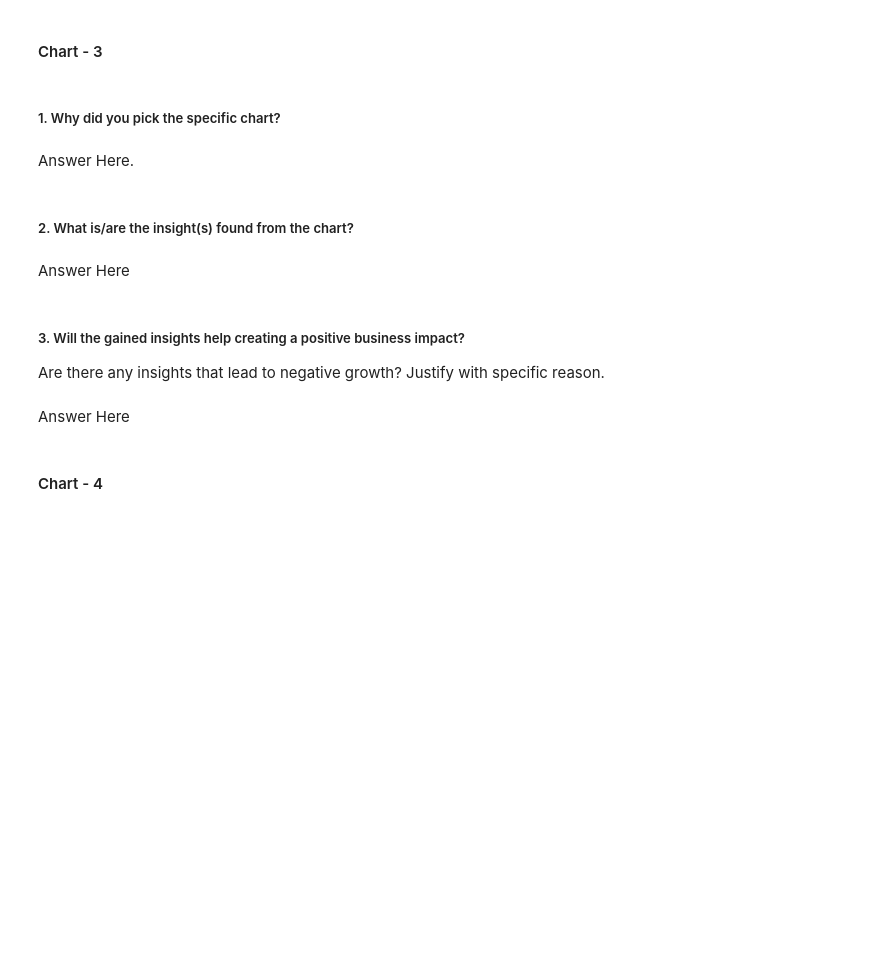
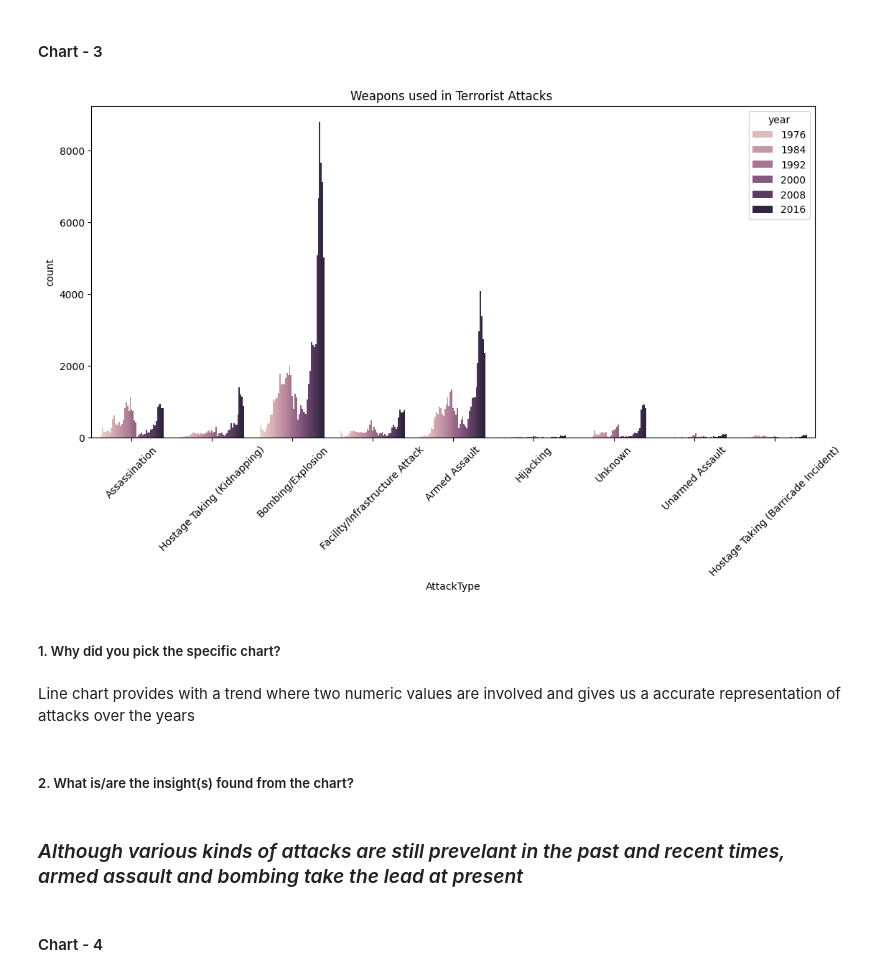
Before and after one commit to ARX662/Capstone_Projects_AlmaBetter, a Jupyter notebook: EDA_Global_Terrorism_Database_Anurag_Rath.ipynb, the cells around one changed output. Drawn from its saved outputs; the diff is of its cells as text; code cells hidden in the pictures; blank space fills up the shorter version.

Commit message:
New charts added

```diff
--- a/EDA_Global_Terrorism_Database_Anurag_Rath.ipynb
+++ b/EDA_Global_Terrorism_Database_Anurag_Rath.ipynb
@@ -407,15 +405,20 @@ plt.show()
+# %%
+# Chart - 3 Most common Attack type
+plt.figure(figsize=(13,6))
+sns.countplot(x= "AttackType", data= df, hue ="year")
+#axis rotated for readability
+plt.xticks(rotation = 45)
+plt.title("Weapons used in Terrorist Attacks ")
+plt.show()
+# %% [output]
+[figure, added]
 # %% [markdown]
 ##### 1. Why did you pick the specific chart?
-# %% [markdown]
-Answer Here.
+# %% [markdown]
+Line chart provides with a trend where two numeric values are involved and gives us a accurate representation of attacks over the years
 # %% [markdown]
 ##### 2. What is/are the insight(s) found from the chart?
-# %% [markdown]
-Answer Here
-# %% [markdown]
-##### 3. Will the gained insights help creating a positive business impact?
-Are there any insights that lead to negative growth? Justify with specific reason.
-# %% [markdown]
-Answer Here
+# %% [markdown]
+### *Although various kinds of attacks are still prevelant in the past and recent times, armed assault and bombing take the lead at present*
 # %% [markdown]
 #### Chart - 4
```
Also changed, not shown: parts of 9 cells of this notebook.
